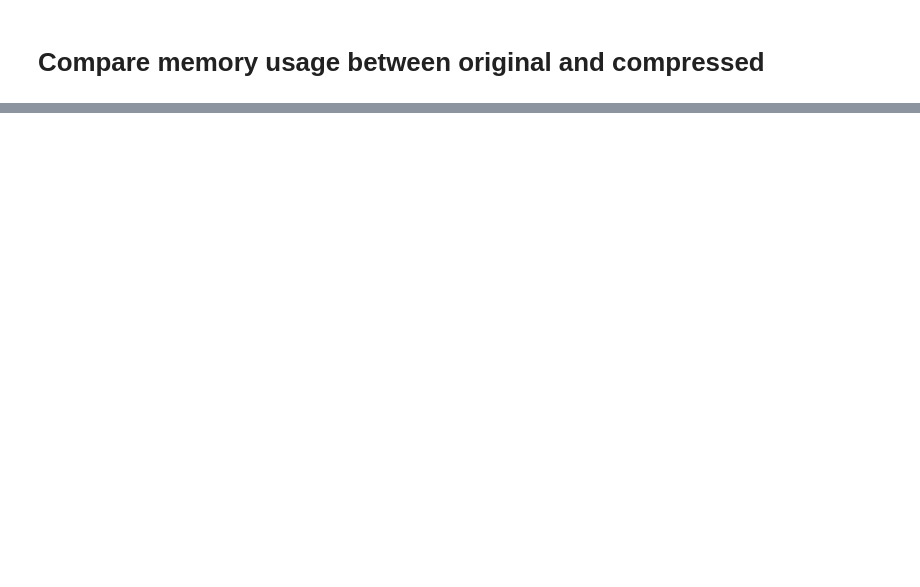
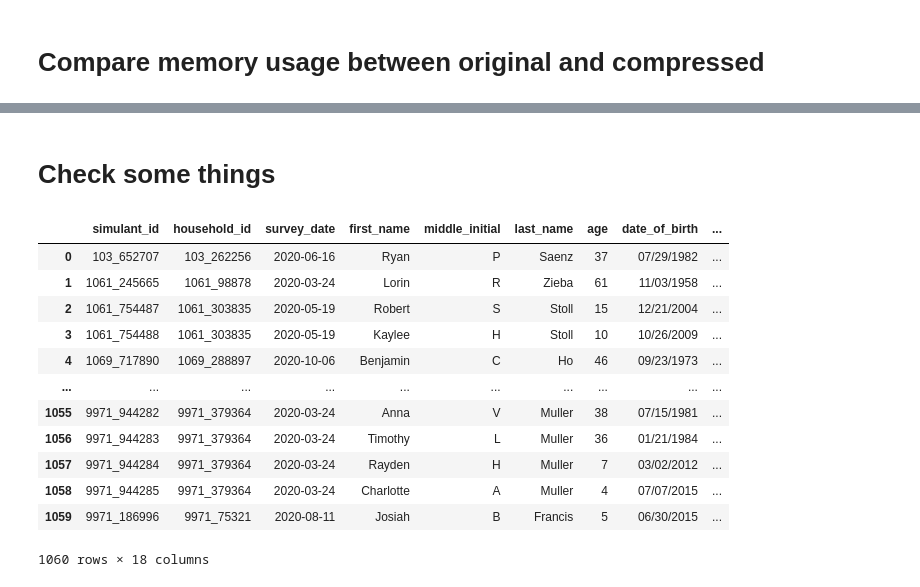
Before and after one commit to ihmeuw/vivarium_research_prl, a Jupyter notebook: pseudopeople_testing/2024_01_19b_test_pseudopeople_ri_v1_0_0.ipynb, the cells around one changed output, grey strips where cells are left out. Drawn from its saved outputs; the diff is of its cells as text; code cells hidden in the pictures; blank space fills up the shorter version.

```diff
--- a/pseudopeople_testing/2024_01_19b_test_pseudopeople_ri_v1_0_0.ipynb
+++ b/pseudopeople_testing/2024_01_19b_test_pseudopeople_ri_v1_0_0.ipynb
@@ -115,7 +115,7 @@ logs_directory = Path('logs')
 file_logger = logging.getLogger(__name__) # This gets a new logger for the current, __main__ module
 
 # Create and configure file log handler
-file_handler = logging.FileHandler(logs_directory / 'data_generation_ri_20240202.log')
+file_handler = logging.FileHandler(logs_directory / 'data_generation_ri_20240206.log')
 # Set level to the lowest threshold (DEBUG) to capture all messages
 file_handler.setLevel(logging.DEBUG)
 file_format = logging.Formatter('%(asctime)s - %(name)s - %(levelname)s - %(message)s')
@@ -167,5 +164,5 @@ Wall time: 3.52 s
 %%time
 file_logger.info(f"Generating all Rhode Island datasets from directory {ri_data_dir}")
 with CodeTimer("RI data generation", unit='m', logger_func=file_logger.info):
-    data = alpha.generate_datasets(str(ri_data_dir), skip='social_security', logger=file_logger)
+    data = alpha.generate_datasets(str(ri_data_dir), logger=file_logger)
 # %% [output]
@@ -459,0 +455,18 @@ dtype: int64
+# %% [markdown]
+# Check some things
+# %%
+data.american_community_survey
+# %% [output]
+|  | simulant_id | household_id | survey_date | first_name | middle_initial | last_name | age | date_of_birth | ... |
+| 0 | 103_652707 | 103_262256 | 2020-06-16 | Ryan | P | Saenz | 37 | 07/29/1982 | ... |
+| 1 | 1061_245665 | 1061_98878 | 2020-03-24 | Lorin | R | Zieba | 61 | 11/03/1958 | ... |
+| 2 | 1061_754487 | 1061_303835 | 2020-05-19 | Robert | S | Stoll | 15 | 12/21/2004 | ... |
+| 3 | 1061_754488 | 1061_303835 | 2020-05-19 | Kaylee | H | Stoll | 10 | 10/26/2009 | ... |
+| 4 | 1069_717890 | 1069_288897 | 2020-10-06 | Benjamin | C | Ho | 46 | 09/23/1973 | ... |
+| ... | ... | ... | ... | ... | ... | ... | ... | ... | ... |
+| 1055 | 9971_944282 | 9971_379364 | 2020-03-24 | Anna | V | Muller | 38 | 07/15/1981 | ... |
+| 1056 | 9971_944283 | 9971_379364 | 2020-03-24 | Timothy | L | Muller | 36 | 01/21/1984 | ... |
+| 1057 | 9971_944284 | 9971_379364 | 2020-03-24 | Rayden | H | Muller | 7 | 03/02/2012 | ... |
+| 1058 | 9971_944285 | 9971_379364 | 2020-03-24 | Charlotte | A | Muller | 4 | 07/07/2015 | ... |
+| 1059 | 9971_186996 | 9971_75321 | 2020-08-11 | Josiah | B | Francis | 5 | 06/30/2015 | ... |
+1060 rows × 18 columns
```
Also changed, not shown: parts of 20 cells of this notebook, 2 other files.
